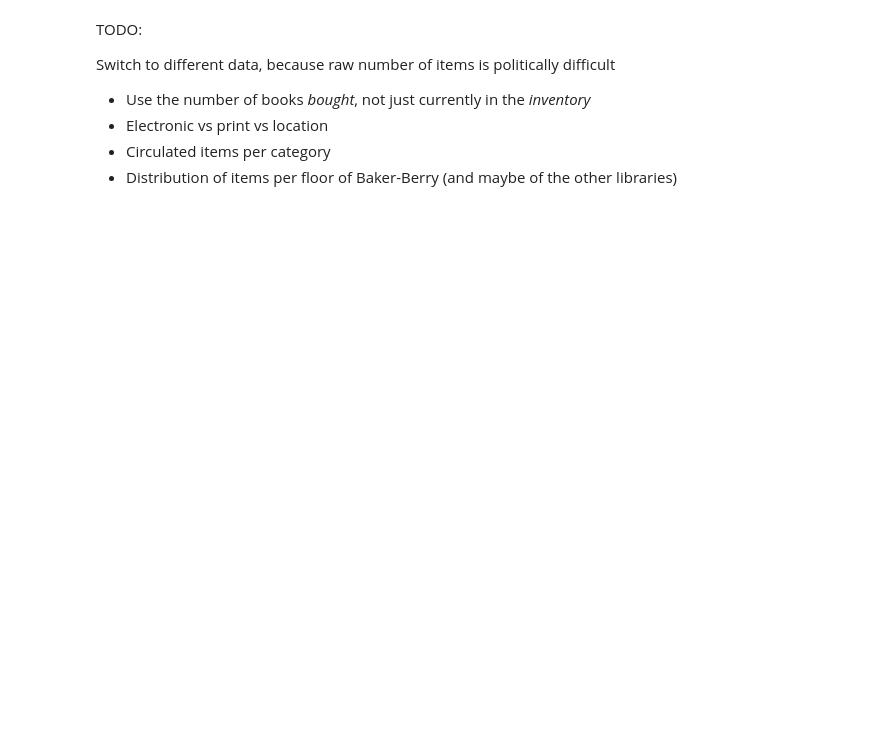
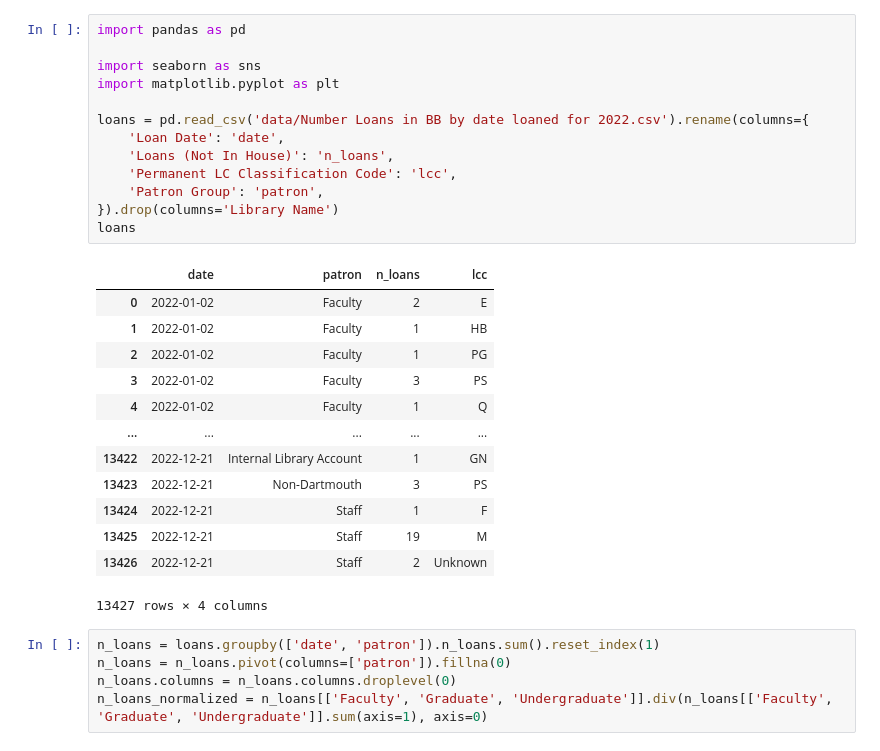
Before and after one commit to Dartmouth-Libraries/the-fibery-library, a Jupyter notebook: library-collection.ipynb, the cells around one changed output. Drawn from its saved outputs; the diff is of its cells as text; blank space fills up the shorter version.

Commit message:
state before switching to all libraries

```diff
--- a/library-collection.ipynb
+++ b/library-collection.ipynb
@@ -69,8 +3,32 @@ sns.boxplot(data=collection, y='log_n_titles', x='main_class')
-# %% [markdown]
-TODO:
-
-Switch to different data, because raw number of items is politically difficult
-- Use the number of books *bought*, not just currently in the *inventory*
-- Electronic vs print vs location
-- Circulated items per category
-- Distribution of items per floor of Baker-Berry (and maybe of the other libraries)
+# %%
+import pandas as pd
+
+import seaborn as sns
+import matplotlib.pyplot as plt
+
+loans = pd.read_csv('data/Number Loans in BB by date loaned for 2022.csv').rename(columns={
+    'Loan Date': 'date',
+    'Loans (Not In House)': 'n_loans',
+    'Permanent LC Classification Code': 'lcc',
+    'Patron Group': 'patron',
+}).drop(columns='Library Name')
+loans
+# %% [output]
+|  | date | patron | n_loans | lcc |
+| 0 | 2022-01-02 | Faculty | 2 | E |
+| 1 | 2022-01-02 | Faculty | 1 | HB |
+| 2 | 2022-01-02 | Faculty | 1 | PG |
+| 3 | 2022-01-02 | Faculty | 3 | PS |
+| 4 | 2022-01-02 | Faculty | 1 | Q |
+| ... | ... | ... | ... | ... |
+| 13422 | 2022-12-21 | Internal Library Account | 1 | GN |
+| 13423 | 2022-12-21 | Non-Dartmouth | 3 | PS |
+| 13424 | 2022-12-21 | Staff | 1 | F |
+| 13425 | 2022-12-21 | Staff | 19 | M |
+| 13426 | 2022-12-21 | Staff | 2 | Unknown |
+13427 rows × 4 columns
+# %%
+n_loans = loans.groupby(['date', 'patron']).n_loans.sum().reset_index(1)
+n_loans = n_loans.pivot(columns=['patron']).fillna(0)
+n_loans.columns = n_loans.columns.droplevel(0)
+n_loans_normalized = n_loans[['Faculty', 'Graduate', 'Undergraduate']].div(n_loans[['Faculty', 'Graduate', 'Undergraduate']].sum(axis=1), axis=0)
```
Also changed, not shown: parts of 8 cells of this notebook, 2 other files.
